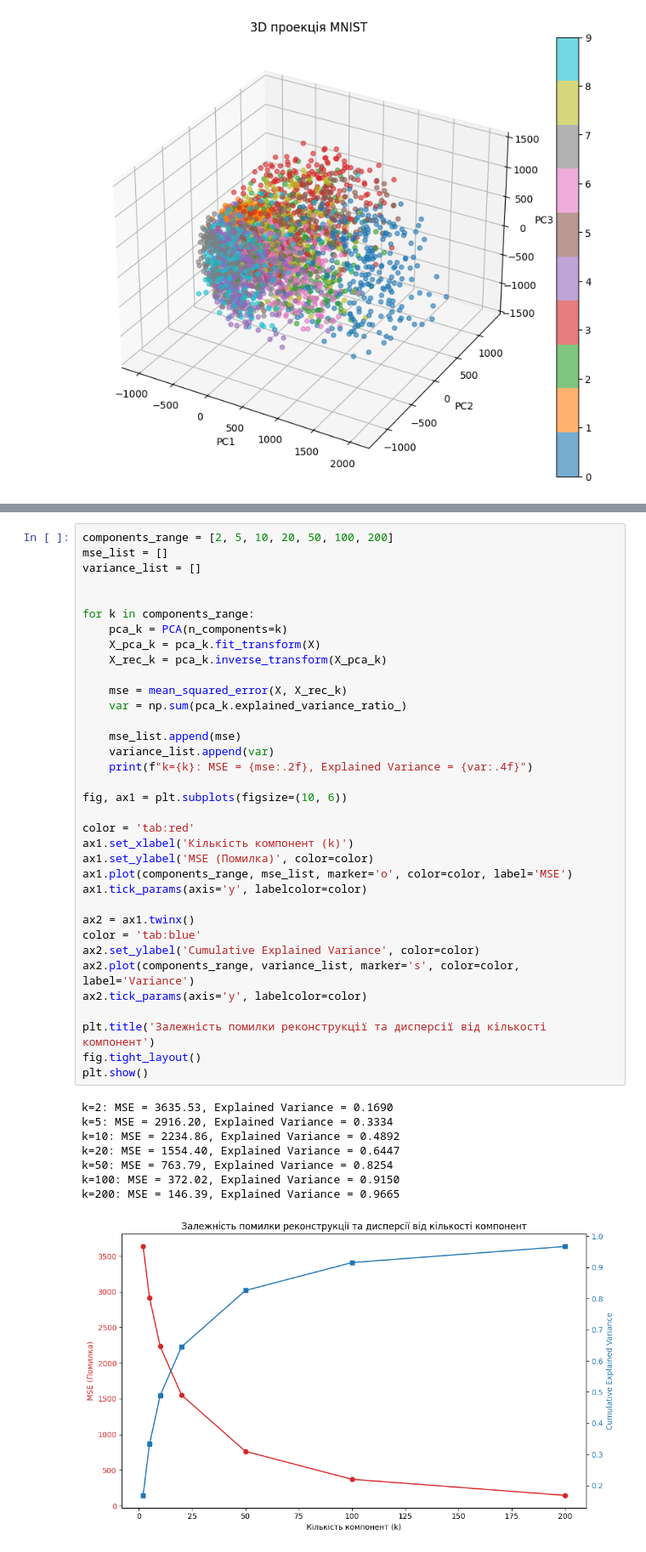
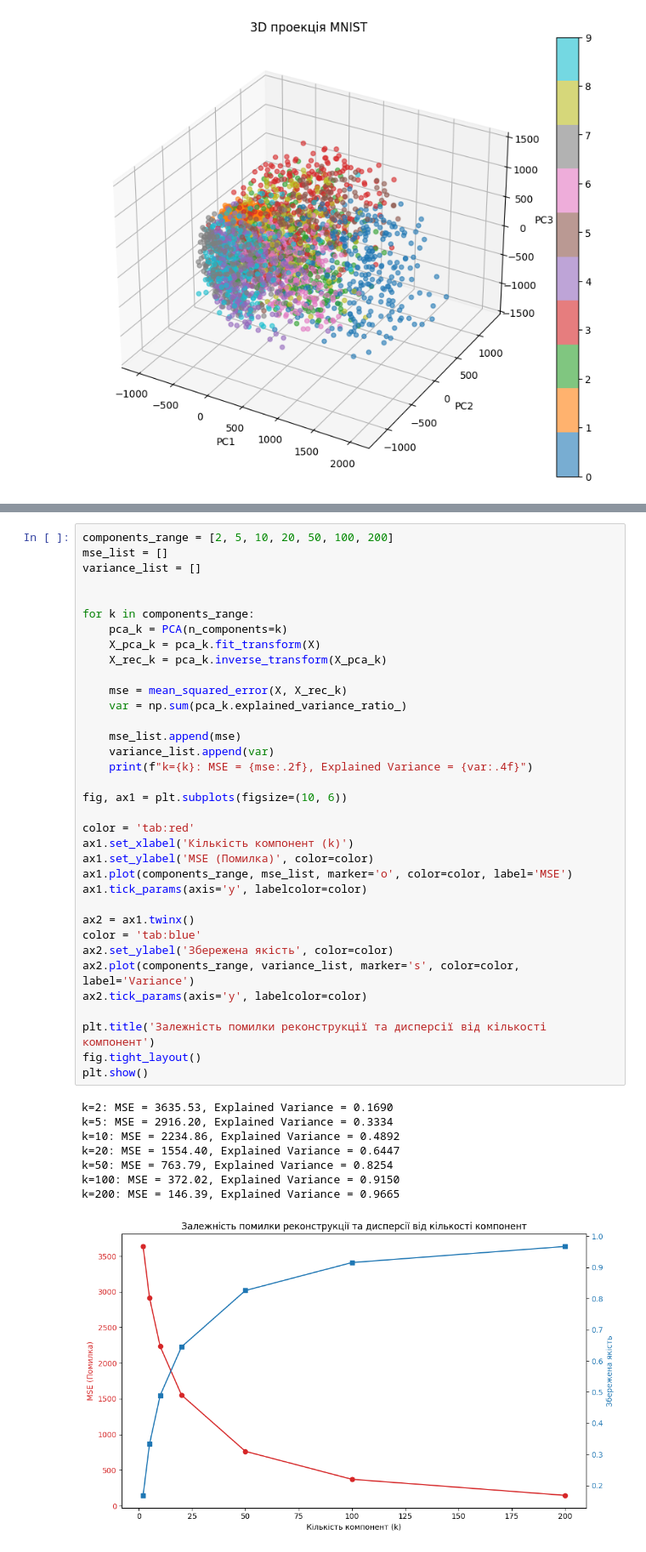
Before and after one commit to davidmkhn/DM-lab1, a Jupyter notebook: lab1.ipynb, the cells around one changed output, grey strips where cells are left out. Shown at 85% size. Cells and saved outputs as stored; diff of their text form.

```diff
--- a/lab1.ipynb
+++ b/lab1.ipynb
@@ -101,32 +101,32 @@ for k in components_range:
     var = np.sum(pca_k.explained_variance_ratio_)
 
     mse_list.append(mse)
     variance_list.append(var)
     print(f"k={k}: MSE = {mse:.2f}, Explained Variance = {var:.4f}")
 
 fig, ax1 = plt.subplots(figsize=(10, 6))
 
 color = 'tab:red'
 ax1.set_xlabel('Кількість компонент (k)')
 ax1.set_ylabel('MSE (Помилка)', color=color)
 ax1.plot(components_range, mse_list, marker='o', color=color, label='MSE')
 ax1.tick_params(axis='y', labelcolor=color)
 
 ax2 = ax1.twinx()
 color = 'tab:blue'
-ax2.set_ylabel('Cumulative Explained Variance', color=color)
+ax2.set_ylabel('Збережена якість', color=color)
 ax2.plot(components_range, variance_list, marker='s', color=color, label='Variance')
 ax2.tick_params(axis='y', labelcolor=color)
 
 plt.title('Залежність помилки реконструкції та дисперсії від кількості компонент')
 fig.tight_layout()
 plt.show()
 # %% [output]
 k=2: MSE = 3635.53, Explained Variance = 0.1690
 k=5: MSE = 2916.20, Explained Variance = 0.3334
 k=10: MSE = 2234.86, Explained Variance = 0.4892
 k=20: MSE = 1554.40, Explained Variance = 0.6447
 k=50: MSE = 763.79, Explained Variance = 0.8254
 k=100: MSE = 372.02, Explained Variance = 0.9150
 k=200: MSE = 146.39, Explained Variance = 0.9665
-[figure, old version]
+[figure, new version]
```
Also changed, not shown: parts of 2 cells of this notebook.
